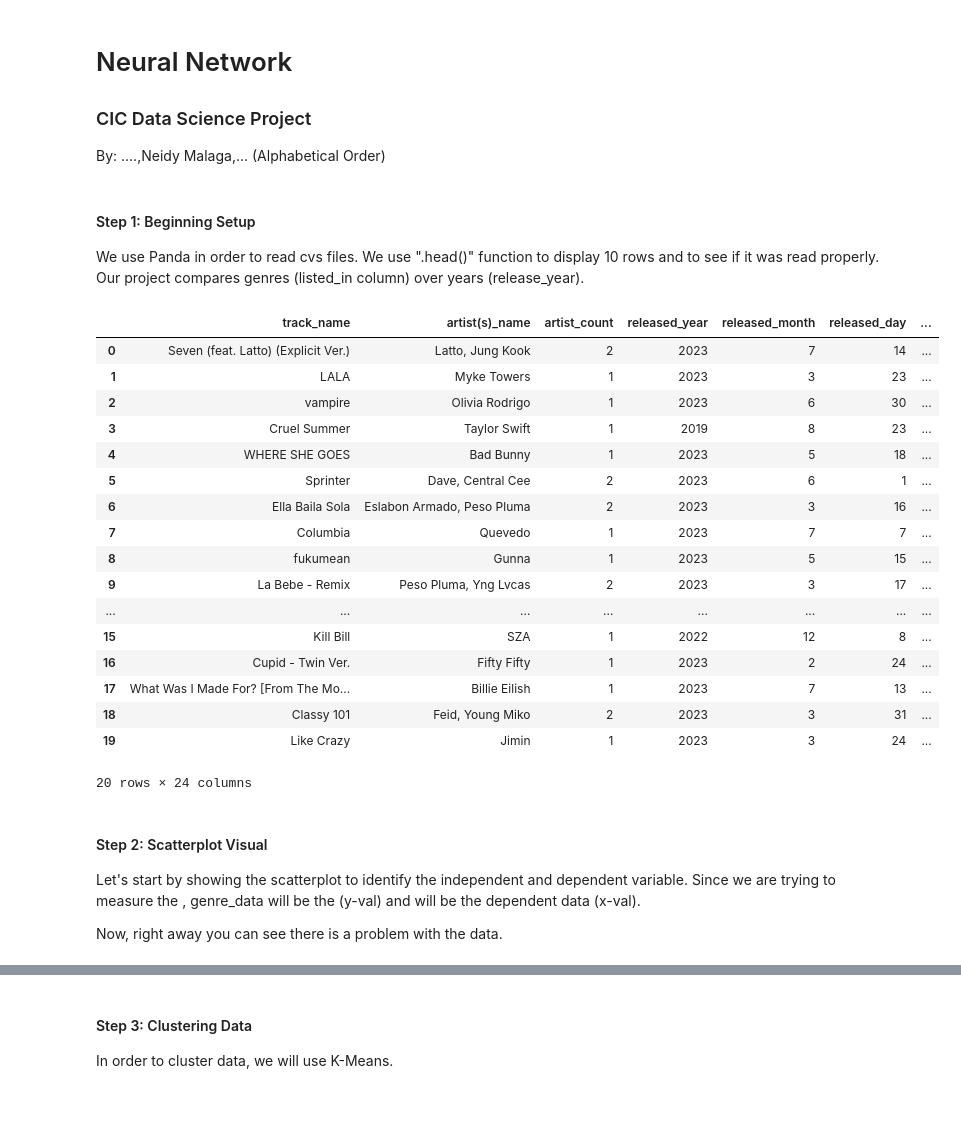
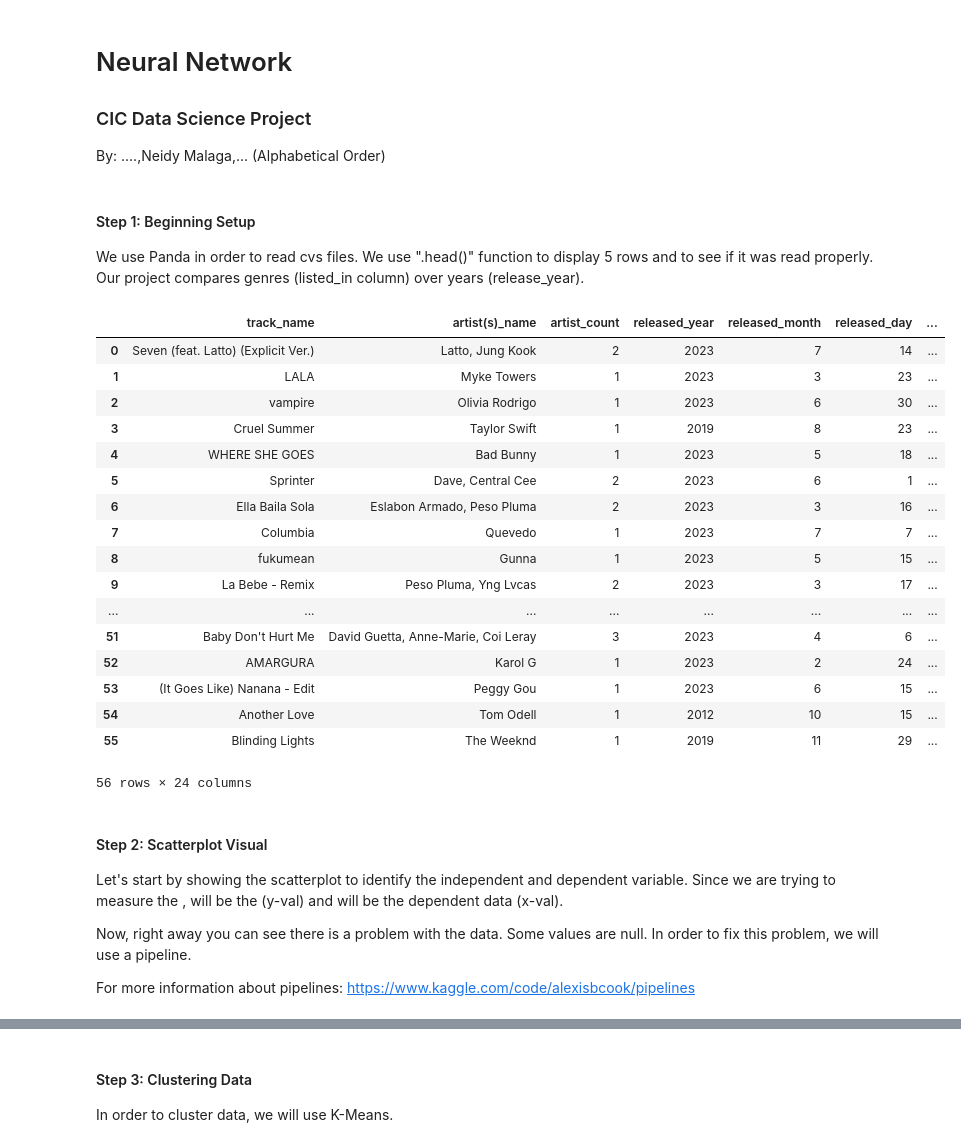
Before and after one commit to CIC-Research/Data-Science-Project, a Jupyter notebook: main.ipynb, the cells around one changed output, grey strips where cells are left out. Drawn from its saved outputs; the diff is of its cells as text; code cells hidden in the pictures; blank space fills up the shorter version.

Commit message:
scatterplot exmaple, pipeline to impute numbers, important changes to cvs file to fix non numerical cells in numerical columns

```diff
--- a/main.ipynb
+++ b/main.ipynb
@@ -4,34 +4,37 @@
 By: ....,Neidy Malaga,... (Alphabetical Order)
 # %% [markdown]
 #### Step 1: Beginning Setup
-We use Panda in order to read cvs files. We use ".head()" function to display 10 rows and to see if it was read properly.
+We use Panda in order to read cvs files. We use ".head()" function to display 5 rows and to see if it was read properly.
 Our project compares genres (listed_in column) over years (release_year).
 # %%
 import pandas as pd
+from sklearn.compose import ColumnTransformer
 
 Spotify_Data = pd.read_csv('Popular_Spotify_Songs.csv')
-Spotify_Data.head(10)
+Spotify_Data.head(56)
 # %% [output]
 |  | track_name | artist(s)_name | artist_count | released_year | released_month | released_day | ... |
 | 0 | Seven (feat. Latto) (Explicit Ver.) | Latto, Jung Kook | 2 | 2023 | 7 | 14 | ... |
 | 1 | LALA | Myke Towers | 1 | 2023 | 3 | 23 | ... |
 | 2 | vampire | Olivia Rodrigo | 1 | 2023 | 6 | 30 | ... |
 | 3 | Cruel Summer | Taylor Swift | 1 | 2019 | 8 | 23 | ... |
 | 4 | WHERE SHE GOES | Bad Bunny | 1 | 2023 | 5 | 18 | ... |
 | 5 | Sprinter | Dave, Central Cee | 2 | 2023 | 6 | 1 | ... |
 | 6 | Ella Baila Sola | Eslabon Armado, Peso Pluma | 2 | 2023 | 3 | 16 | ... |
 | 7 | Columbia | Quevedo | 1 | 2023 | 7 | 7 | ... |
 | 8 | fukumean | Gunna | 1 | 2023 | 5 | 15 | ... |
 | 9 | La Bebe - Remix | Peso Pluma, Yng Lvcas | 2 | 2023 | 3 | 17 | ... |
 | ... | ... | ... | ... | ... | ... | ... | ... |
-| 15 | Kill Bill | SZA | 1 | 2022 | 12 | 8 | ... |
-| 16 | Cupid - Twin Ver. | Fifty Fifty | 1 | 2023 | 2 | 24 | ... |
-| 17 | What Was I Made For? [From The Mo... | Billie Eilish | 1 | 2023 | 7 | 13 | ... |
-| 18 | Classy 101 | Feid, Young Miko | 2 | 2023 | 3 | 31 | ... |
-| 19 | Like Crazy | Jimin | 1 | 2023 | 3 | 24 | ... |
+| 51 | Baby Don't Hurt Me | David Guetta, Anne-Marie, Coi Leray | 3 | 2023 | 4 | 6 | ... |
+| 52 | AMARGURA | Karol G | 1 | 2023 | 2 | 24 | ... |
+| 53 | (It Goes Like) Nanana - Edit | Peggy Gou | 1 | 2023 | 6 | 15 | ... |
+| 54 | Another Love | Tom Odell | 1 | 2012 | 10 | 15 | ... |
+| 55 | Blinding Lights | The Weeknd | 1 | 2019 | 11 | 29 | ... |
-20 rows × 24 columns
+56 rows × 24 columns
 # %% [markdown]
 #### Step 2: Scatterplot Visual
-Let's start by showing the scatterplot to identify the independent and dependent variable. Since we are trying to measure the , genre_data will be the  (y-val) and will be the dependent data (x-val).
+Let's start by showing the scatterplot to identify the independent and dependent variable. Since we are trying to measure the ,  will be the  (y-val) and will be the dependent data (x-val).
 
-Now, right away you can see there is a problem with the data.
+Now, right away you can see there is a problem with the data. Some values are null. In order to fix this problem, we will use a pipeline.
+
+For more information about pipelines: https://www.kaggle.com/code/alexisbcook/pipelines
```
Also changed, not shown: parts of 2 cells of this notebook, 1 other file.
